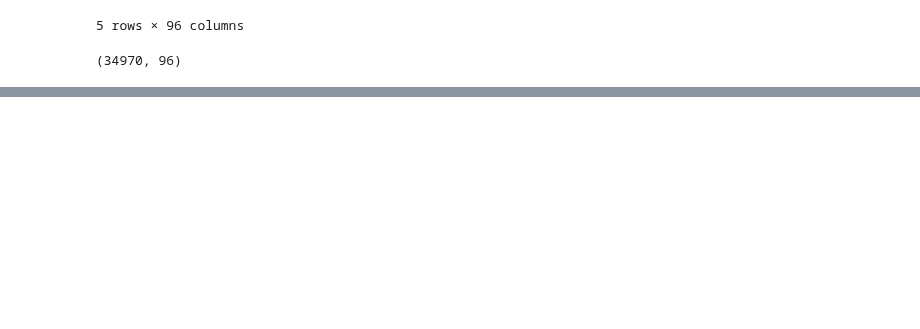
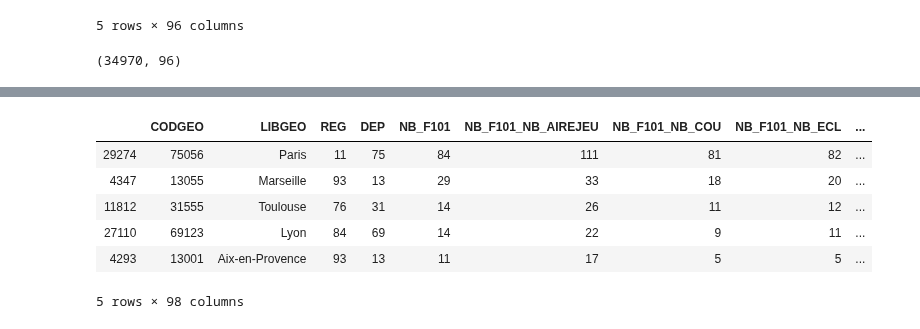
Before and after one commit to jc-udacity/datascientist, a Jupyter notebook: 05_data_science/project/blog_post.ipynb, the cells around one changed output, grey strips where cells are left out. Saved outputs shown, nothing was run; the diff lists cells and outputs as text; code cells hidden in the pictures; blank space fills up the shorter version.

```diff
--- a/05_data_science/project/blog_post.ipynb
+++ b/05_data_science/project/blog_post.ipynb
@@ -136,0 +109,13 @@ data[data['NB_F101_NB_AIREJEU']==111]
+# %%
+# display top 10 cities with most swimmingpool
+top_10 = data.sort_values(by='NB_F101', ascending=False)
+# %%
+top_10.head()
+# %% [output]
+|  | CODGEO | LIBGEO | REG | DEP | NB_F101 | NB_F101_NB_AIREJEU | NB_F101_NB_COU | NB_F101_NB_ECL | ... |
+| 29274 | 75056 | Paris | 11 | 75 | 84 | 111 | 81 | 82 | ... |
+| 4347 | 13055 | Marseille | 93 | 13 | 29 | 33 | 18 | 20 | ... |
+| 11812 | 31555 | Toulouse | 76 | 31 | 14 | 26 | 11 | 12 | ... |
+| 27110 | 69123 | Lyon | 84 | 69 | 14 | 22 | 9 | 11 | ... |
+| 4293 | 13001 | Aix-en-Provence | 93 | 13 | 11 | 17 | 5 | 5 | ... |
+5 rows × 98 columns
```
Also changed, not shown: parts of 39 cells of this notebook, 4 other files.
